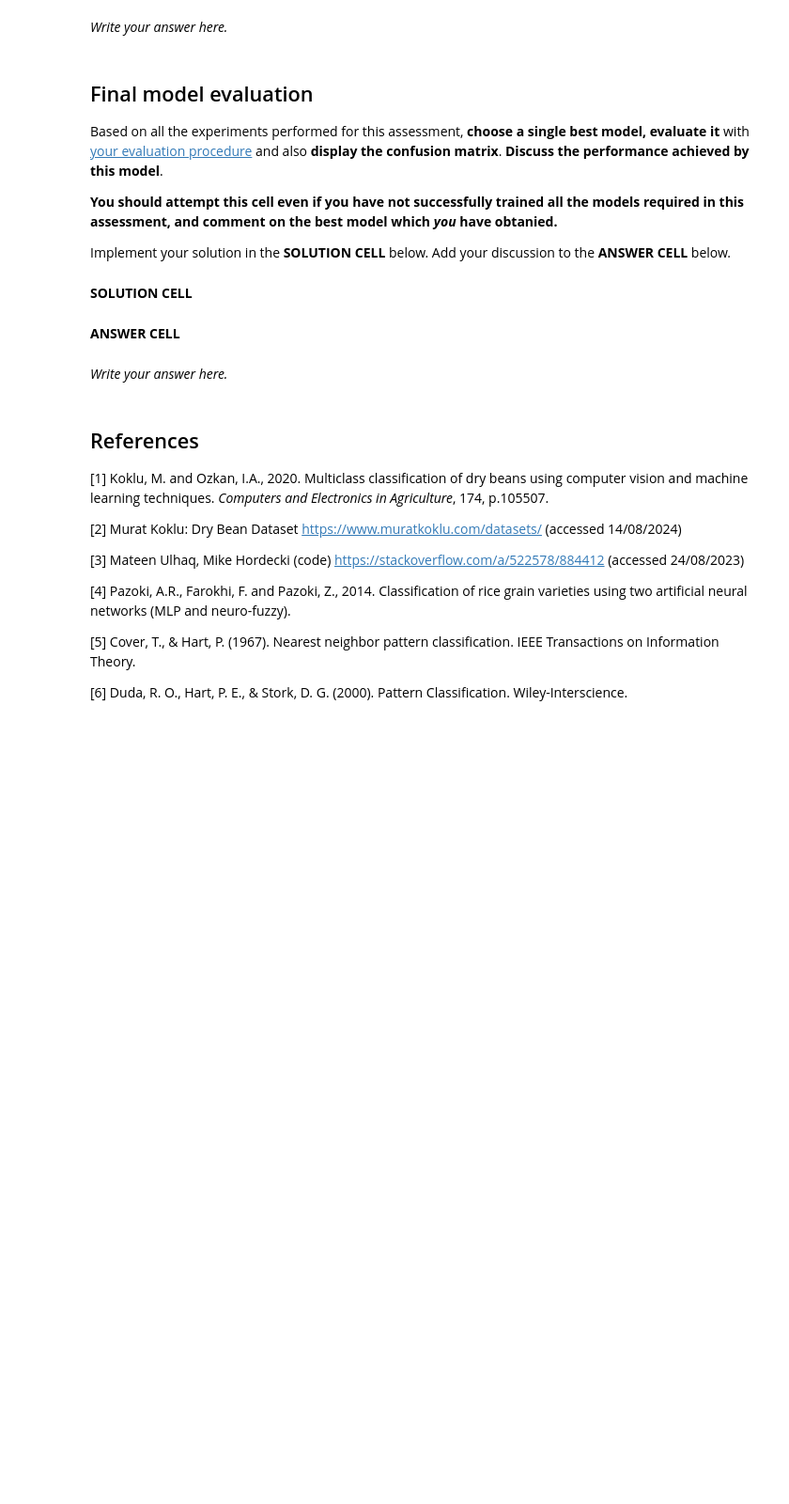
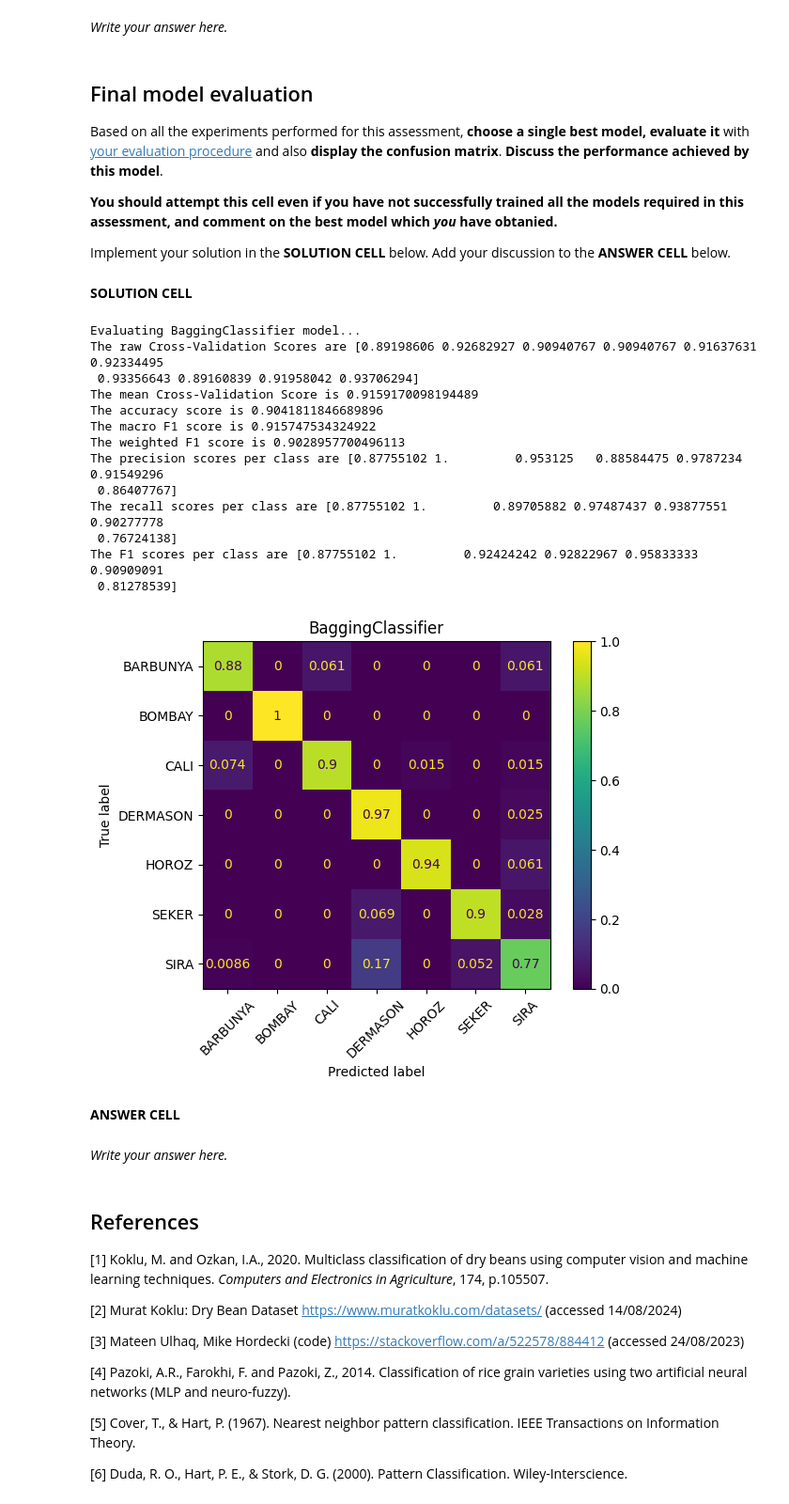
Before and after one commit to Bartsimho/MachineLearningAssignment, a Jupyter notebook: ML_2425_assessment.ipynb, the cells around one changed output. Shown at 94% size. Drawn from its saved outputs; the diff is of its cells as text; code cells hidden in the pictures; blank space fills up the shorter version.

```diff
--- a/ML_2425_assessment.ipynb
+++ b/ML_2425_assessment.ipynb
@@ -456,8 +543,24 @@ Implement your solution in the **SOLUTION CELL** below. Add your discussion to t
 # %%
 ################################
 #### ADD YOUR SOLUTION HERE ####
 ################################
 ##### replace these lines ######
+evaluate_model(bagged_2, X, y, class_mapping)
+# %% [output]
+Evaluating BaggingClassifier model...
+The raw Cross-Validation Scores are [0.89198606 0.92682927 0.90940767 0.90940767 0.91637631 0.92334495
+ 0.93356643 0.89160839 0.91958042 0.93706294]
+The mean Cross-Validation Score is 0.9159170098194489
+The accuracy score is 0.9041811846689896
+The macro F1 score is 0.915747534324922
+The weighted F1 score is 0.9028957700496113
+The precision scores per class are [0.87755102 1.         0.953125   0.88584475 0.9787234  0.91549296
+ 0.86407767]
+The recall scores per class are [0.87755102 1.         0.89705882 0.97487437 0.93877551 0.90277778
+ 0.76724138]
+The F1 scores per class are [0.87755102 1.         0.92424242 0.92822967 0.95833333 0.90909091
+ 0.81278539]
+[figure, added]
 # %% [markdown]
 **ANSWER CELL**
 # %% [markdown]
```
Also changed, not shown: parts of 5 cells of this notebook.
